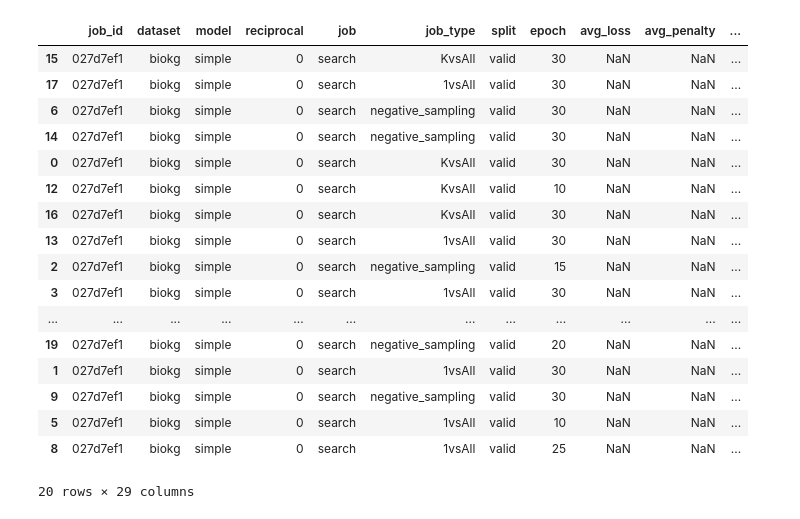
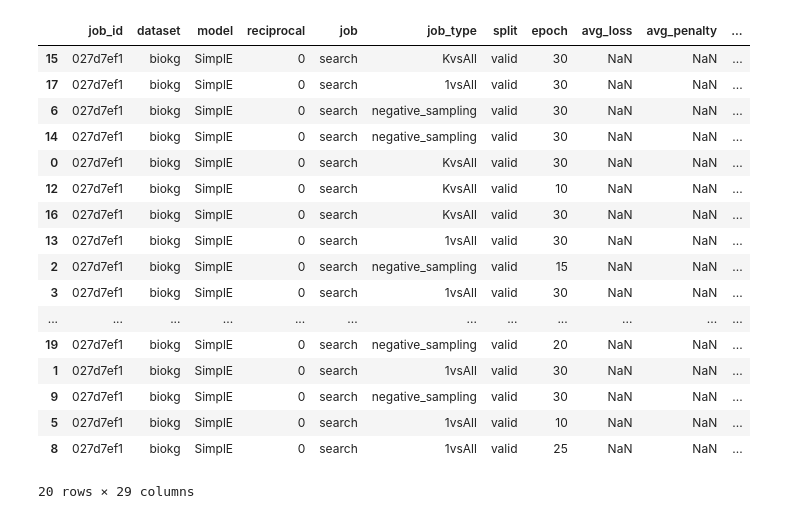
Before and after one commit to oliver-lloyd/kge_drug_discovery, a Jupyter notebook: viz/results_viz.ipynb, the cells around one changed output. Drawn from its saved outputs; the diff is of its cells as text; code cells hidden in the pictures.

```diff
--- a/viz/results_viz.ipynb
+++ b/viz/results_viz.ipynb
@@ -6,23 +9,24 @@ import numpy as np
 # %%
 # Read results
 results = pd.read_csv('../experiment/20240417-193810-simple_biokg.csv')
+results.model = 'SimplE'
 results.sort_values('metric', ascending=False)
 # %% [output]
 |  | job_id | dataset | model | reciprocal | job | job_type | split | epoch | avg_loss | avg_penalty | ... |
-| 15 | 027d7ef1 | biokg | simple | 0 | search | KvsAll | valid | 30 | NaN | NaN | ... |
-| 17 | 027d7ef1 | biokg | simple | 0 | search | 1vsAll | valid | 30 | NaN | NaN | ... |
-| 6 | 027d7ef1 | biokg | simple | 0 | search | negative_sampling | valid | 30 | NaN | NaN | ... |
-| 14 | 027d7ef1 | biokg | simple | 0 | search | negative_sampling | valid | 30 | NaN | NaN | ... |
-| 0 | 027d7ef1 | biokg | simple | 0 | search | KvsAll | valid | 30 | NaN | NaN | ... |
-| 12 | 027d7ef1 | biokg | simple | 0 | search | KvsAll | valid | 10 | NaN | NaN | ... |
-| 16 | 027d7ef1 | biokg | simple | 0 | search | KvsAll | valid | 30 | NaN | NaN | ... |
-| 13 | 027d7ef1 | biokg | simple | 0 | search | 1vsAll | valid | 30 | NaN | NaN | ... |
-| 2 | 027d7ef1 | biokg | simple | 0 | search | negative_sampling | valid | 15 | NaN | NaN | ... |
-| 3 | 027d7ef1 | biokg | simple | 0 | search | 1vsAll | valid | 30 | NaN | NaN | ... |
+| 15 | 027d7ef1 | biokg | SimplE | 0 | search | KvsAll | valid | 30 | NaN | NaN | ... |
+| 17 | 027d7ef1 | biokg | SimplE | 0 | search | 1vsAll | valid | 30 | NaN | NaN | ... |
+| 6 | 027d7ef1 | biokg | SimplE | 0 | search | negative_sampling | valid | 30 | NaN | NaN | ... |
+| 14 | 027d7ef1 | biokg | SimplE | 0 | search | negative_sampling | valid | 30 | NaN | NaN | ... |
+| 0 | 027d7ef1 | biokg | SimplE | 0 | search | KvsAll | valid | 30 | NaN | NaN | ... |
+| 12 | 027d7ef1 | biokg | SimplE | 0 | search | KvsAll | valid | 10 | NaN | NaN | ... |
+| 16 | 027d7ef1 | biokg | SimplE | 0 | search | KvsAll | valid | 30 | NaN | NaN | ... |
+| 13 | 027d7ef1 | biokg | SimplE | 0 | search | 1vsAll | valid | 30 | NaN | NaN | ... |
+| 2 | 027d7ef1 | biokg | SimplE | 0 | search | negative_sampling | valid | 15 | NaN | NaN | ... |
+| 3 | 027d7ef1 | biokg | SimplE | 0 | search | 1vsAll | valid | 30 | NaN | NaN | ... |
 | ... | ... | ... | ... | ... | ... | ... | ... | ... | ... | ... | ... |
-| 19 | 027d7ef1 | biokg | simple | 0 | search | negative_sampling | valid | 20 | NaN | NaN | ... |
-| 1 | 027d7ef1 | biokg | simple | 0 | search | 1vsAll | valid | 30 | NaN | NaN | ... |
-| 9 | 027d7ef1 | biokg | simple | 0 | search | negative_sampling | valid | 30 | NaN | NaN | ... |
-| 5 | 027d7ef1 | biokg | simple | 0 | search | 1vsAll | valid | 10 | NaN | NaN | ... |
-| 8 | 027d7ef1 | biokg | simple | 0 | search | 1vsAll | valid | 25 | NaN | NaN | ... |
+| 19 | 027d7ef1 | biokg | SimplE | 0 | search | negative_sampling | valid | 20 | NaN | NaN | ... |
+| 1 | 027d7ef1 | biokg | SimplE | 0 | search | 1vsAll | valid | 30 | NaN | NaN | ... |
+| 9 | 027d7ef1 | biokg | SimplE | 0 | search | negative_sampling | valid | 30 | NaN | NaN | ... |
+| 5 | 027d7ef1 | biokg | SimplE | 0 | search | 1vsAll | valid | 10 | NaN | NaN | ... |
+| 8 | 027d7ef1 | biokg | SimplE | 0 | search | 1vsAll | valid | 25 | NaN | NaN | ... |
 20 rows × 29 columns
```
Also changed, not shown: parts of 2 cells of this notebook.
